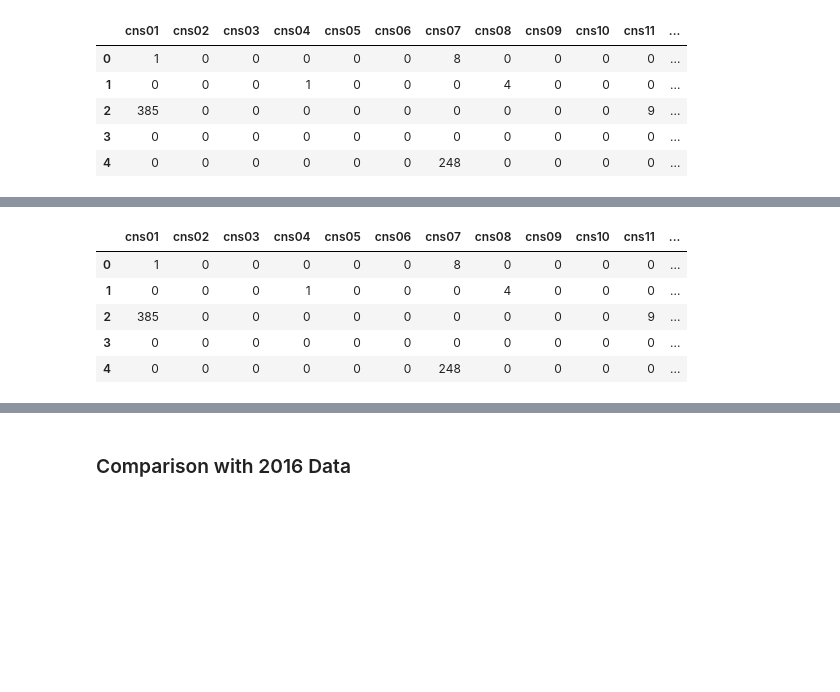
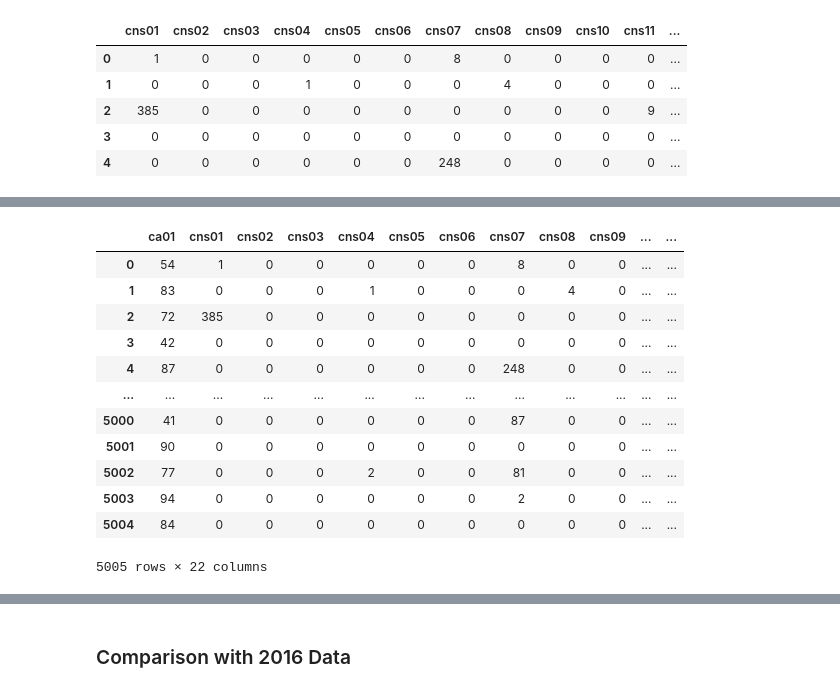
Before and after one commit to marwankalo/opportunity_youth, a Jupyter notebook: notebooks/exploratory/OY calculations.ipynb, the cells around one changed output, grey strips where cells are left out. Drawn from its saved outputs; the diff is of its cells as text; code cells hidden in the pictures; blank space fills up the shorter version.

```diff
--- a/notebooks/exploratory/OY calculations.ipynb
+++ b/notebooks/exploratory/OY calculations.ipynb
@@ -288,3 +288,7 @@ job.head()
 | 2 | 385 | 0 | 0 | 0 | 0 | 0 | 0 | 0 | 0 | 0 | 9 | ... |
 | 3 | 0 | 0 | 0 | 0 | 0 | 0 | 0 | 0 | 0 | 0 | 0 | ... |
 | 4 | 0 | 0 | 0 | 0 | 0 | 0 | 248 | 0 | 0 | 0 | 0 | ... |
+# %%
+# created a new column, with the sum of every row
+jobs['sum'] = job.sum(axis=1)
+jobs.head()
@@ -291,14 +303,21 @@ job.head()
 # %%
 # created a new column, with the percentage of population under 29 in the employed people
-job['sum'] = job.sum(axis=1)
-job.head()
+jobs['per'] = (jobs['ca01']*100)/ job['sum']
+jobs
 # %% [output]
-|  | cns01 | cns02 | cns03 | cns04 | cns05 | cns06 | cns07 | cns08 | cns09 | cns10 | cns11 | ... |
-| 0 | 1 | 0 | 0 | 0 | 0 | 0 | 8 | 0 | 0 | 0 | 0 | ... |
-| 1 | 0 | 0 | 0 | 1 | 0 | 0 | 0 | 4 | 0 | 0 | 0 | ... |
-| 2 | 385 | 0 | 0 | 0 | 0 | 0 | 0 | 0 | 0 | 0 | 9 | ... |
-| 3 | 0 | 0 | 0 | 0 | 0 | 0 | 0 | 0 | 0 | 0 | 0 | ... |
-| 4 | 0 | 0 | 0 | 0 | 0 | 0 | 248 | 0 | 0 | 0 | 0 | ... |
+|  | ca01 | cns01 | cns02 | cns03 | cns04 | cns05 | cns06 | cns07 | cns08 | cns09 | ... | ... |
+| 0 | 54 | 1 | 0 | 0 | 0 | 0 | 0 | 8 | 0 | 0 | ... | ... |
+| 1 | 83 | 0 | 0 | 0 | 1 | 0 | 0 | 0 | 4 | 0 | ... | ... |
+| 2 | 72 | 385 | 0 | 0 | 0 | 0 | 0 | 0 | 0 | 0 | ... | ... |
+| 3 | 42 | 0 | 0 | 0 | 0 | 0 | 0 | 0 | 0 | 0 | ... | ... |
+| 4 | 87 | 0 | 0 | 0 | 0 | 0 | 0 | 248 | 0 | 0 | ... | ... |
+| ... | ... | ... | ... | ... | ... | ... | ... | ... | ... | ... | ... | ... |
+| 5000 | 41 | 0 | 0 | 0 | 0 | 0 | 0 | 87 | 0 | 0 | ... | ... |
+| 5001 | 90 | 0 | 0 | 0 | 0 | 0 | 0 | 0 | 0 | 0 | ... | ... |
+| 5002 | 77 | 0 | 0 | 0 | 2 | 0 | 0 | 81 | 0 | 0 | ... | ... |
+| 5003 | 94 | 0 | 0 | 0 | 0 | 0 | 0 | 2 | 0 | 0 | ... | ... |
+| 5004 | 84 | 0 | 0 | 0 | 0 | 0 | 0 | 0 | 0 | 0 | ... | ... |
+5005 rows × 22 columns
 # %%
 # we delimited our output between 70 and 100 per cent
 # we filtered the values, looking for high number of workers under 29 with high percentages of employment
```
Also changed, not shown: parts of 5 cells of this notebook.
